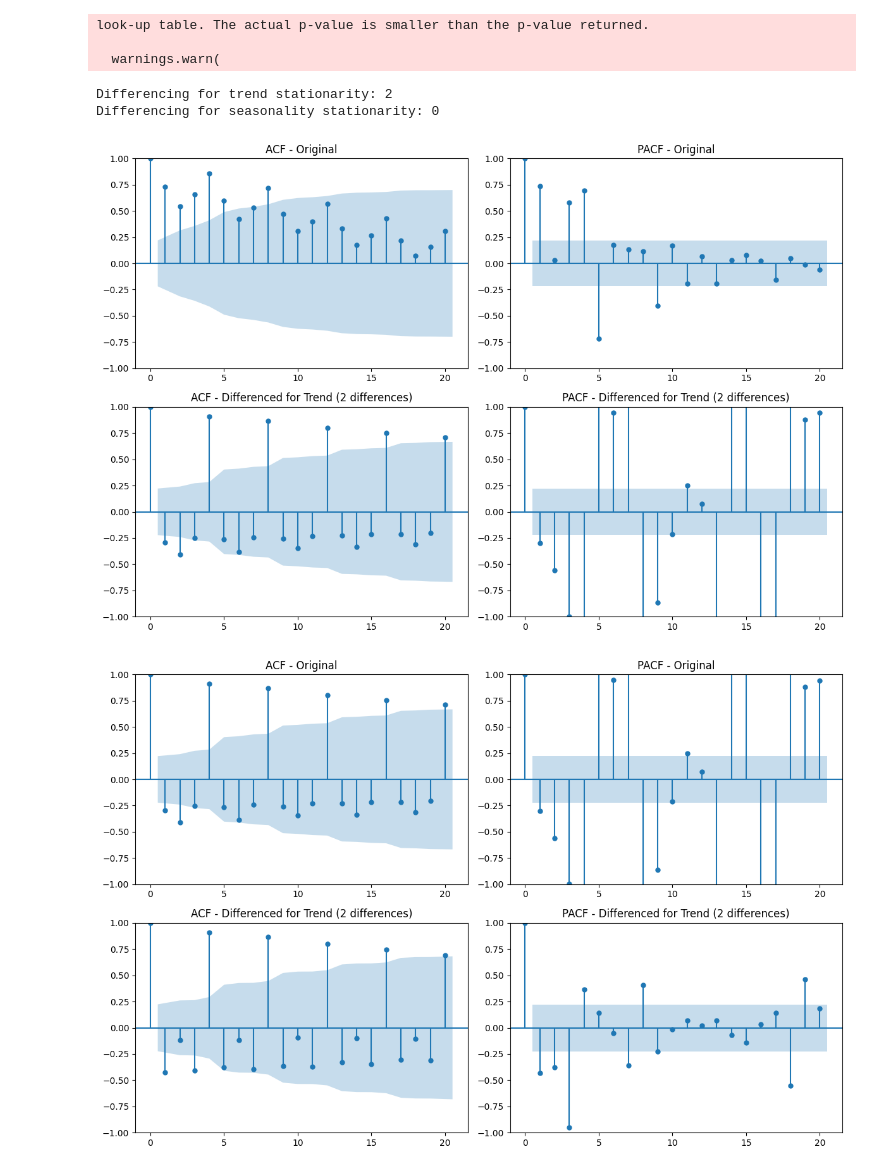
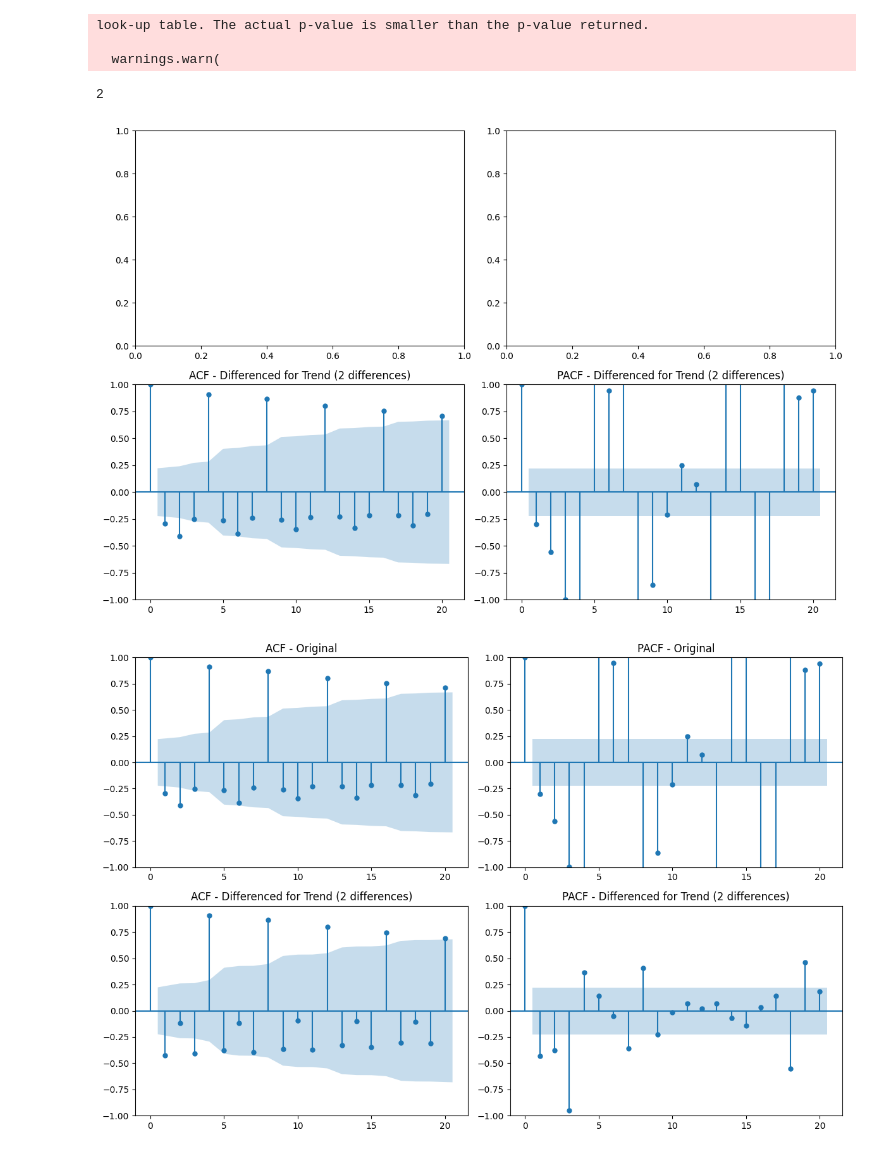
Before and after one commit to Aditya170802/EconVisor---Industry-Forecasting-Tool, a Jupyter notebook: testing.ipynb, the cells around one changed output. Drawn from its saved outputs; the diff is of its cells as text; code cells hidden in the pictures.

```diff
--- a/testing.ipynb
+++ b/testing.ipynb
@@ -1,7 +1,7 @@
 # %%
 import pandas as pd
 # %%
-df = pd.read_csv('./Agriculture_sector.csv')
+df = pd.read_csv('./Datasets/Agriculture/Agriculture Overall.csv')
 # %%
 df.head()
 # %% [output]
@@ -18,3 +16,9 @@ df.set_index('Quarterly Year', inplace=True)
+# %%
+for i in range(1, 5):
+    if df.iloc[:, i].dtype == 'object':
+        df.iloc[:, i] = df.iloc[:, i].str.replace(',', '')
+    df.iloc[:, i] = df.iloc[:, i].astype(float)
+df.set_index('Quarterly Year', inplace=True)
 # %%
 df.head()
 # %% [output]
@@ -95,28 +99,27 @@ def stationarity_tests(timeseries):
         adf_pvalue_trend = result_adf_trend[1]
         num_diff_trend += 1
 
-    # Perform ADF test for seasonality stationarity
-    result_adf_seasonal = adfuller(timeseries.diff().dropna(), autolag='AIC')
-    adf_pvalue_seasonal = result_adf_seasonal[1]
+    # # Perform ADF test for seasonality stationarity
+    # result_adf_seasonal = adfuller(timeseries.diff().dropna(), autolag='AIC')
+    # adf_pvalue_seasonal = result_adf_seasonal[1]
 
-    # Differencing for seasonality stationarity
-    num_diff_seasonal = 0
-    while adf_pvalue_seasonal > 0.05:
-        timeseries = timeseries.diff().dropna()
-        result_adf_seasonal = adfuller(timeseries.diff().dropna(), autolag='AIC')
-        adf_pvalue_seasonal = result_adf_seasonal[1]
-        num_diff_seasonal += 1
+    # # Differencing for seasonality stationarity
+    # num_diff_seasonal = 0
+    # while adf_pvalue_seasonal > 0.05:
+    #     timeseries = timeseries.diff().dropna()
+    #     result_adf_seasonal = adfuller(timeseries.diff().dropna(), autolag='AIC')
+    #     adf_pvalue_seasonal = result_adf_seasonal[1]
+    #     num_diff_seasonal += 1
 
-    return num_diff_trend, num_diff_seasonal
+    return num_diff_trend
 
 # Example usage
 # Assuming df is your DataFrame and 'Total Agricultural Production (in million tonnes)' is the column
-trend_diff, seasonal_diff = stationarity_tests(df['Total Agricultural Production (in million tonnes)'])
-print(f"Differencing for trend stationarity: {trend_diff}")
-print(f"Differencing for seasonality stationarity: {seasonal_diff}")
+trend_diff = stationarity_tests(df[df.columns[0]])
-# %% [output]
-Differencing for trend stationarity: 2
-Differencing for seasonality stationarity: 0
+# %%
+trend_diff
+# %% [output]
+2
 # %%
 import pandas as pd
 import matplotlib.pyplot as plt
@@ -127,52 +130,46 @@ def stationarity_tests(timeseries):
     # Perform ADF test for trend stationarity
     result_adf_trend = adfuller(timeseries, autolag='AIC')
     adf_pvalue_trend = result_adf_trend[1]
 
     # Differencing for trend stationarity
     num_diff_trend = 0
     while adf_pvalue_trend > 0.05:
         timeseries = timeseries.diff().dropna()
         result_adf_trend = adfuller(timeseries, autolag='AIC')
         adf_pvalue_trend = result_adf_trend[1]
         num_diff_trend += 1
 
-    # Perform ADF test for seasonality stationarity
-    result_adf_seasonal = adfuller(timeseries.diff().dropna(), autolag='AIC')
-    adf_pvalue_seasonal = result_adf_seasonal[1]
+    # # Perform ADF test for seasonality stationarity
+    # result_adf_seasonal = adfuller(timeseries.diff().dropna(), autolag='AIC')
+    # adf_pvalue_seasonal = result_adf_seasonal[1]
 
-    # Differencing for seasonality stationarity
-    num_diff_seasonal = 0
-    while adf_pvalue_seasonal > 0.05:
-        timeseries = timeseries.diff().dropna()
-        result_adf_seasonal = adfuller(timeseries.diff().dropna(), autolag='AIC')
-        adf_pvalue_seasonal = result_adf_seasonal[1]
-        num_diff_seasonal += 1
+    # # Differencing for seasonality stationarity
+    # num_diff_seasonal = 0
+    # while adf_pvalue_seasonal > 0.05:
+    #     timeseries = timeseries.diff().dropna()
+    #     result_adf_seasonal = adfuller(timeseries.diff().dropna(), autolag='AIC')
+    #     adf_pvalue_seasonal = result_adf_seasonal[1]
+    #     num_diff_seasonal += 1
 
-    return timeseries, num_diff_trend, num_diff_seasonal
+    return timeseries, num_diff_trend #num_diff_seasonal
 
 # Example usage
 # Assuming df is your DataFrame and 'Total Agricultural Production (in million tonnes)' is the column
-timeseries, trend_diff, seasonal_diff = stationarity_tests(df['Total Agricultural Production (in million tonnes)'])
+timeseries, trend_diff = stationarity_tests(df[df.columns[0]])
 
 # Plot ACF and PACF
 fig, ax = plt.subplots(2, 2, figsize=(12, 8))
-
-# Original time series
-plot_acf(df['Total Agricultural Production (in million tonnes)'], lags=20, ax=ax[0, 0])
-plot_pacf(df['Total Agricultural Production (in million tonnes)'], lags=20, ax=ax[0, 1])
-ax[0, 0].set_title('ACF - Original')
-ax[0, 1].set_title('PACF - Original')
 
 # Differenced for trend stationarity
 plot_acf(timeseries, lags=20, ax=ax[1, 0])
 plot_pacf(timeseries, lags=20, ax=ax[1, 1])
 ax[1, 0].set_title(f'ACF - Differenced for Trend ({trend_diff} differences)')
 ax[1, 1].set_title(f'PACF - Differenced for Trend ({trend_diff} differences)')
 
 plt.tight_layout()
 plt.show()
 # %% [output]
-[figure, old version]
+[figure, new version]
 # %%
 import pandas as pd
 import matplotlib.pyplot as plt
```
Also changed, not shown: parts of 28 cells of this notebook, 10 other files.
